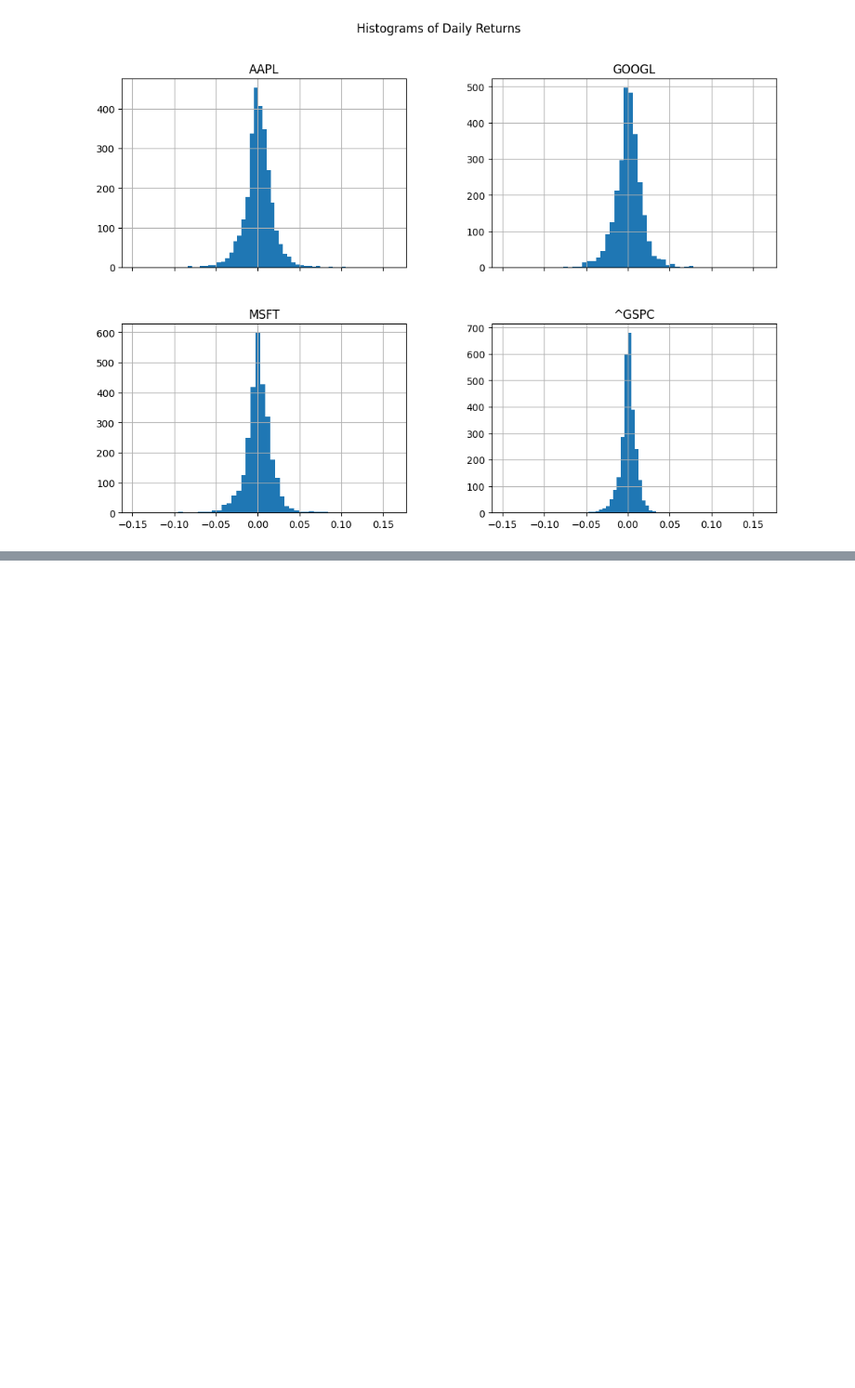
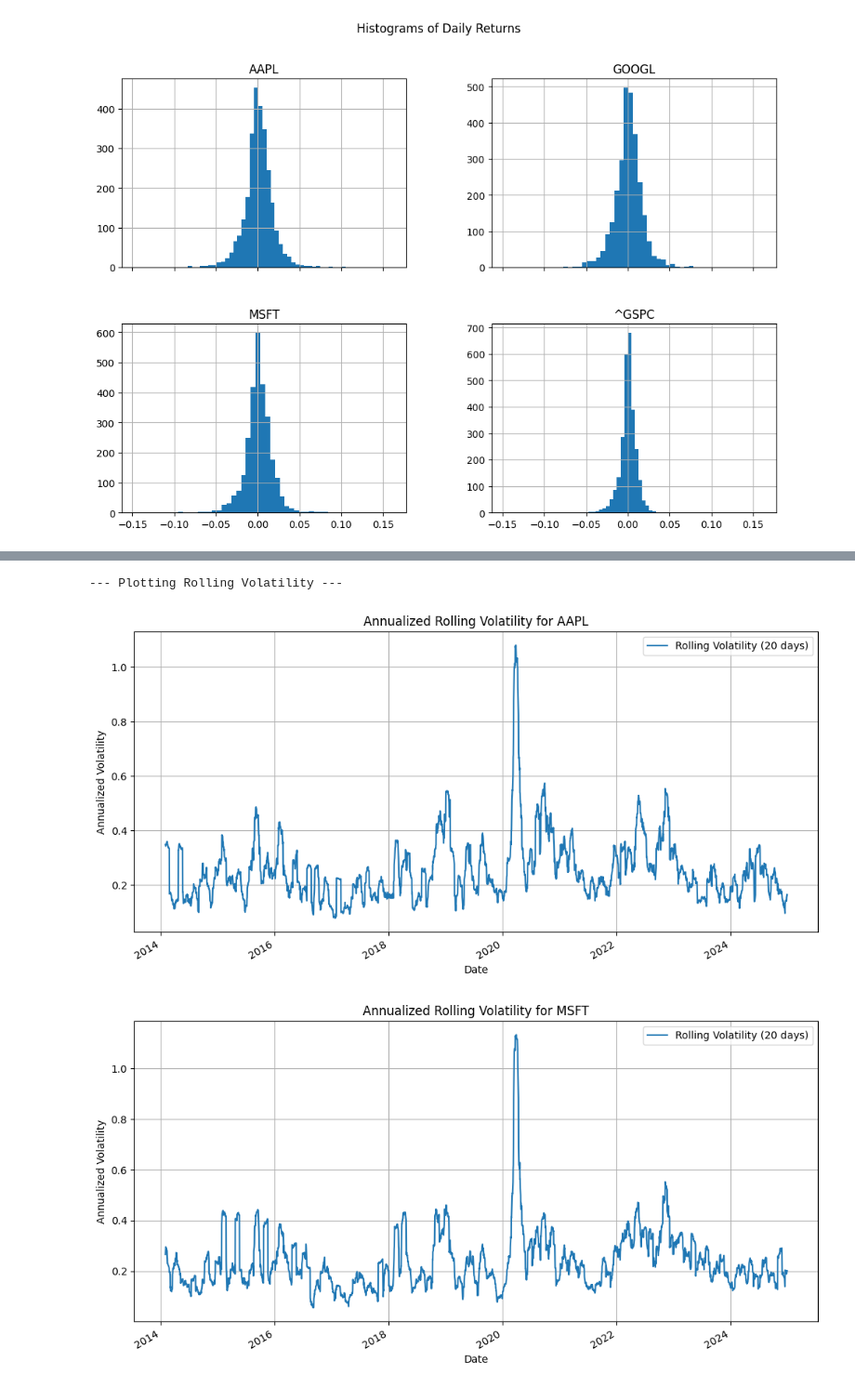
Before and after one commit to GeorgiiSizykh/EDA_of_Tech_Stocks, a Jupyter notebook: Financial_Data_Analysis/data_exploration.ipynb, the cells around one changed output, grey strips where cells are left out. Shown at 93% size. Cells and saved outputs as stored; diff of their text form; code cells hidden in the pictures; blank space fills up the shorter version.

```diff
--- a/Financial_Data_Analysis/data_exploration.ipynb
+++ b/Financial_Data_Analysis/data_exploration.ipynb
@@ -146,0 +237,24 @@ if 'daily_returns' in locals() and not daily_returns.empty: # Проверяем
+# %%
+if 'daily_returns' in locals() and not daily_returns.empty:
+    print("\n--- Plotting Rolling Volatility ---")
+    vol_window = 20 # Например, 20-дневная волатильность
+
+    for ticker in tickers_list:
+        if ticker in daily_returns.columns:
+            rolling_std = daily_returns[ticker].rolling(window=vol_window).std() * (252**0.5) # Аннуализированная волатильность
+            # Мы умножаем на корень из 252 (примерное число торговых дней в году),
+            # чтобы аннуализировать дневную волатильность (привести к годовому масштабу).
+            # Это стандартная практика, но можно отображать и просто дневную.
+
+            plt.figure(figsize=(12, 6))
+            rolling_std.plot(label=f'Rolling Volatility ({vol_window} days)')
+            plt.title(f"Annualized Rolling Volatility for {ticker}")
+            plt.xlabel("Date")
+            plt.ylabel("Annualized Volatility")
+            plt.legend()
+            plt.grid(True)
+            plt.show()
+# %% [output]
+--- Plotting Rolling Volatility ---
+[figure, added]
+[figure, added]
```
Also changed, not shown: parts of 12 cells of this notebook.
